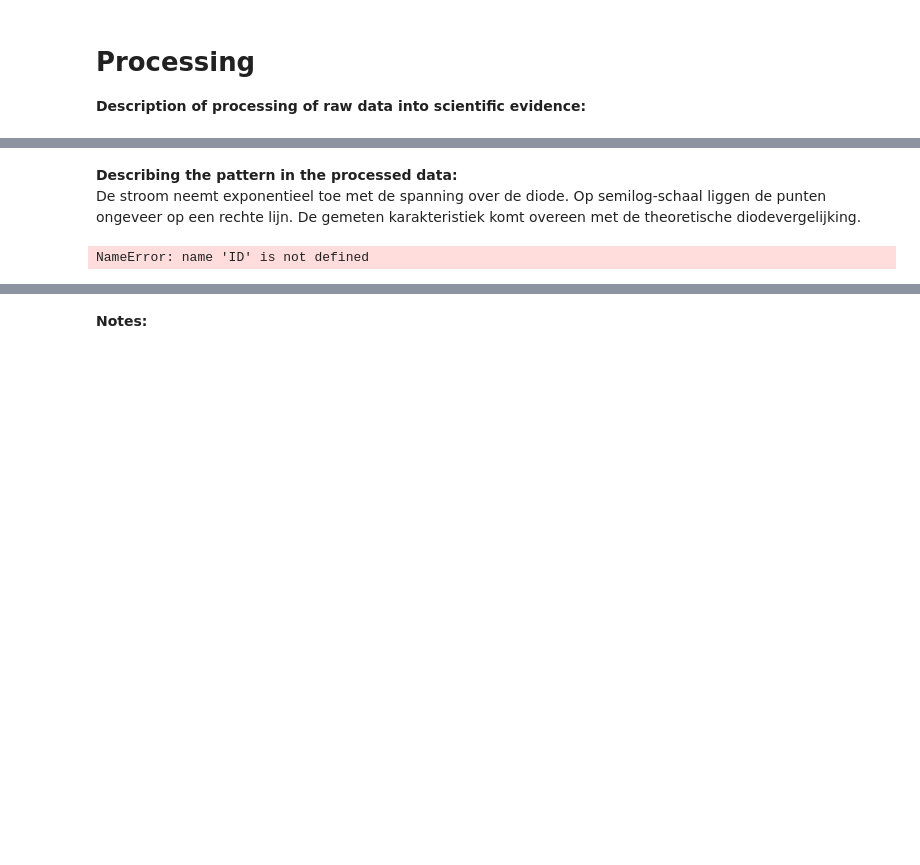
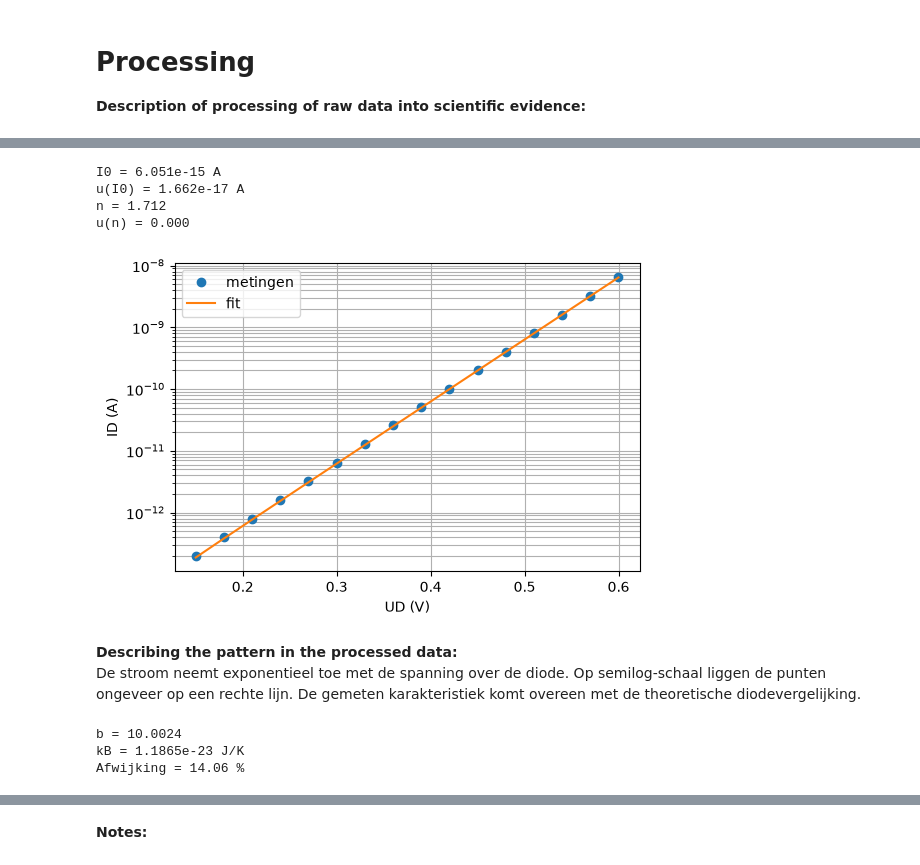
Before and after one commit to gijshouwer-art/IP-2-thermo, a Jupyter notebook: BM_labjournaal.ipynb, the cells around one changed output, grey strips where cells are left out. Drawn from its saved outputs; the diff is of its cells as text; code cells hidden in the pictures; blank space fills up the shorter version.

```diff
--- a/BM_labjournaal.ipynb
+++ b/BM_labjournaal.ipynb
@@ -133,7 +149,41 @@ NameError: name 'UD' is not defined
+# %%
+q = 1.602176634e-19
+kB = 1.380649e-23
+T = 293.15
+
+def diode(V, I0, n):
+    return I0 * (np.exp(q * V / (n * kB * T)) - 1)
+
+guess = [1e-9, 2]
+
+popt, pcov = curve_fit(diode,UD,ID,p0=guess,maxfev=10000)
+
+I0 = popt[0]
+n = popt[1]
+
+uI0 = np.sqrt(pcov[0,0])
+un = np.sqrt(pcov[1,1])
+
+print(f"I0 = {I0:.3e} A")
+print(f"u(I0) = {uI0:.3e} A")
+
+print(f"n = {n:.3f}")
+print(f"u(n) = {un:.3f}")
+# %% [output]
+I0 = 6.051e-15 A
+u(I0) = 1.662e-17 A
+n = 1.712
+u(n) = 0.000
 # %%
+V_fit = np.linspace(min(UD), max(UD), 1000)
+I_fit = diode(V_fit, I0, n)
 plt.figure(figsize=(6,4))
-plt.semilogy(UD, ID, 'o')
+plt.semilogy(UD, ID, 'o', label='metingen')
+plt.semilogy(V_fit, I_fit, '-', label='fit')
 plt.xlabel("UD (V)")
 plt.ylabel("ID (A)")
-plt.grid()
+plt.legend()
+plt.grid(True, which='both')
 plt.show()
+# %% [output]
+[figure, added]
@@ -175,21 +191,29 @@ plt.show()
 **Describing the pattern in the processed data:**
 De stroom neemt exponentieel toe met de spanning over de diode. Op semilog-schaal liggen de punten ongeveer op een rechte lijn. De gemeten karakteristiek komt overeen met de theoretische diodevergelijking.
 # %%
-q = 1.602176634e-19
-T = 293.15
+n_theory = 2.0
+mask = ID > 0
 
-# aangenomen idealiteitsfactor
-n_theory = 2.0
+UD_fit = UD[mask]
+ID_fit2 = ID[mask]
 
-# helling bepalen
-y = np.log10(ID)
+y = np.log10(ID_fit2)
 
-coef = np.polyfit(UD, y, 1)
+coef = np.polyfit(UD_fit, y, 1)
 
 b = coef[0]
 
-kB = q*np.log10(np.e)/(n_theory*T*b)
+kB_exp = q * np.log10(np.e) / (n_theory * T * b)
 
-print("kB =", kB)
+print(f"b = {b:.4f}")
+print(f"kB = {kB_exp:.4e} J/K")
+
+kB_lit = 1.380649e-23
+
+verschil = abs(kB_exp - kB_lit) / kB_lit * 100
+
+print(f"Afwijking = {verschil:.2f} %")
 # %% [output]
-NameError: name 'ID' is not defined
+b = 10.0024
+kB = 1.1865e-23 J/K
+Afwijking = 14.06 %
```
Also changed, not shown: parts of 9 cells of this notebook.
